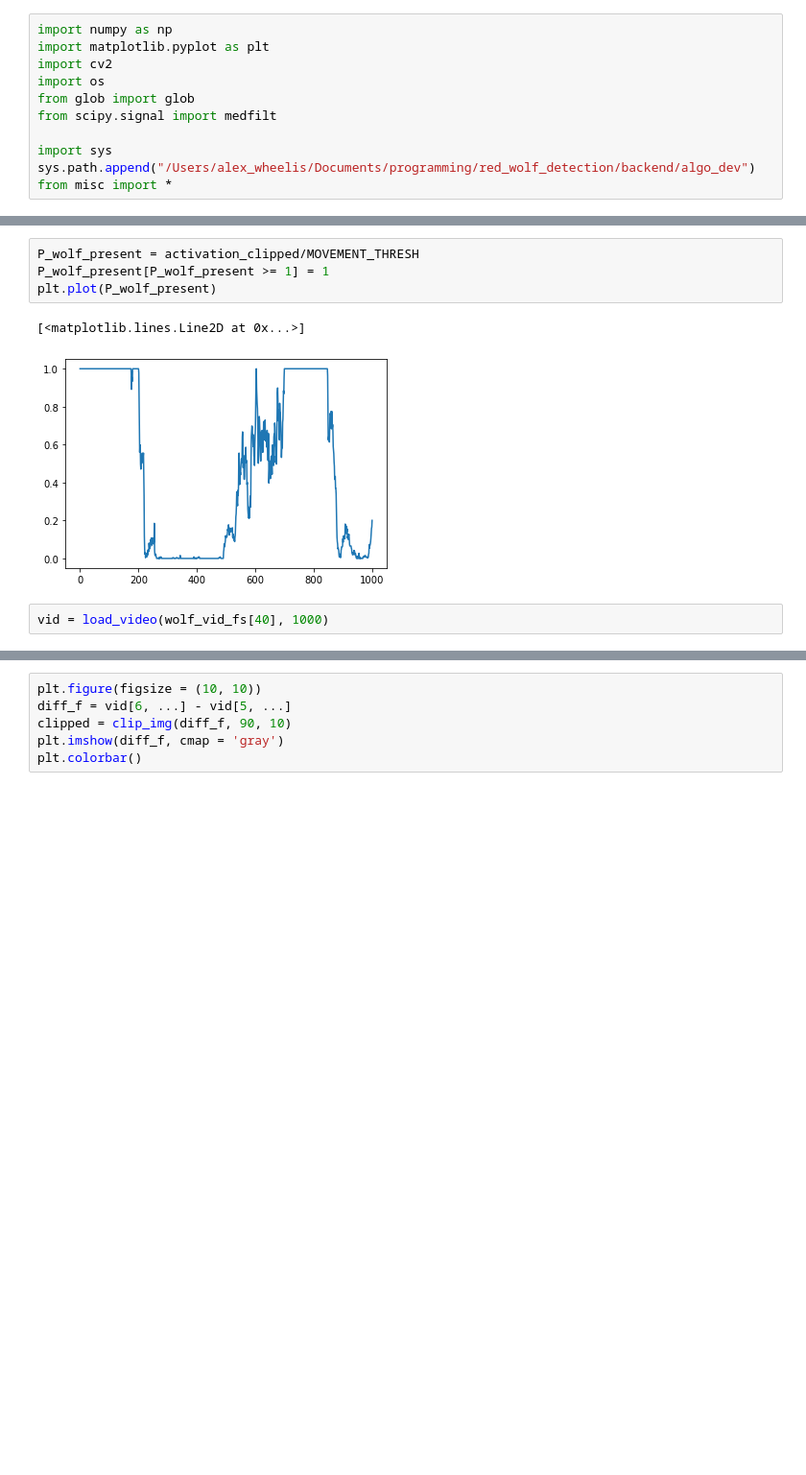
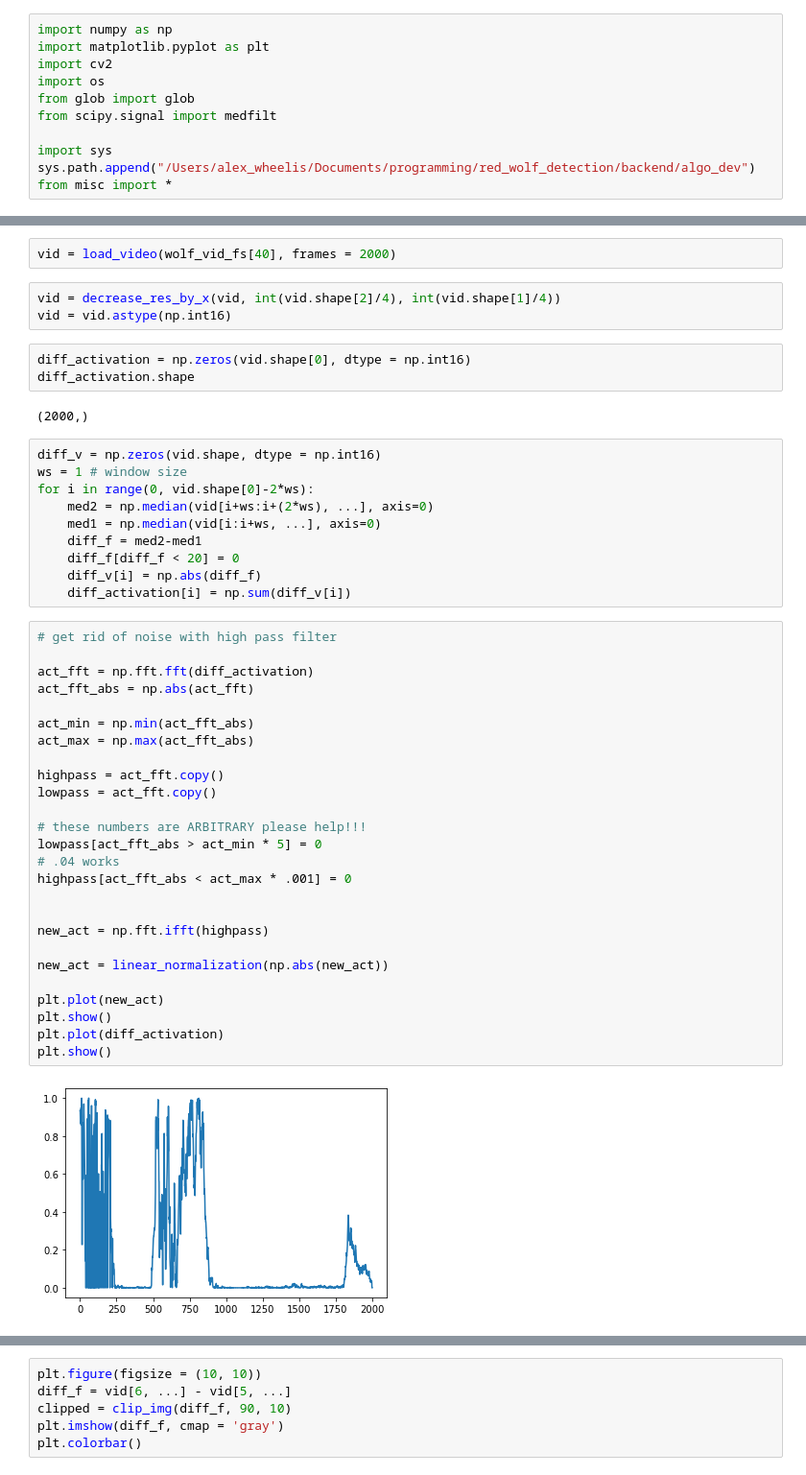
Before and after one commit to awheelis/red_wolf_detection, a Jupyter notebook: backend/algo_dev/frame_filter.ipynb, the cells around one changed output, grey strips where cells are left out. Shown at 96% size. Saved outputs shown, nothing was run; the diff lists cells and outputs as text; blank space fills up the shorter version.

Commit message:
frame filter testing

```diff
--- a/backend/algo_dev/frame_filter.ipynb
+++ b/backend/algo_dev/frame_filter.ipynb
@@ -164,9 +33,48 @@ frames_w_wolves[mvmt_idx] = 1
-# %%
-P_wolf_present = activation_clipped/MOVEMENT_THRESH
-P_wolf_present[P_wolf_present >= 1] = 1
-plt.plot(P_wolf_present)
-# %% [output]
-[<matplotlib.lines.Line2D at 0x...>]
-[figure, removed]
 # %%
-vid = load_video(wolf_vid_fs[40], 1000)
+vid = load_video(wolf_vid_fs[40], frames = 2000)
+# %%
+vid = decrease_res_by_x(vid, int(vid.shape[2]/4), int(vid.shape[1]/4))
+vid = vid.astype(np.int16)
+# %%
+diff_activation = np.zeros(vid.shape[0], dtype = np.int16)
+diff_activation.shape
+# %% [output]
+(2000,)
+# %%
+diff_v = np.zeros(vid.shape, dtype = np.int16)
+ws = 1 # window size
+for i in range(0, vid.shape[0]-2*ws):
+    med2 = np.median(vid[i+ws:i+(2*ws), ...], axis=0)
+    med1 = np.median(vid[i:i+ws, ...], axis=0)
+    diff_f = med2-med1
+    diff_f[diff_f < 20] = 0
+    diff_v[i] = np.abs(diff_f)
+    diff_activation[i] = np.sum(diff_v[i])
+# %%
+# get rid of noise with high pass filter
+
+act_fft = np.fft.fft(diff_activation)
+act_fft_abs = np.abs(act_fft)
+
+act_min = np.min(act_fft_abs)
+act_max = np.max(act_fft_abs)
+
+highpass = act_fft.copy()
+lowpass = act_fft.copy()
+
+# these numbers are ARBITRARY please help!!!
+lowpass[act_fft_abs > act_min * 5] = 0
+# .04 works
+highpass[act_fft_abs < act_max * .001] = 0
+
+
+new_act = np.fft.ifft(highpass)
+
+new_act = linear_normalization(np.abs(new_act))
+
+plt.plot(new_act)
+plt.show()
+plt.plot(diff_activation)
+plt.show()
+# %% [output]
+[figure, added]
```
Also changed, not shown: parts of 31 cells of this notebook, 1 other file.
